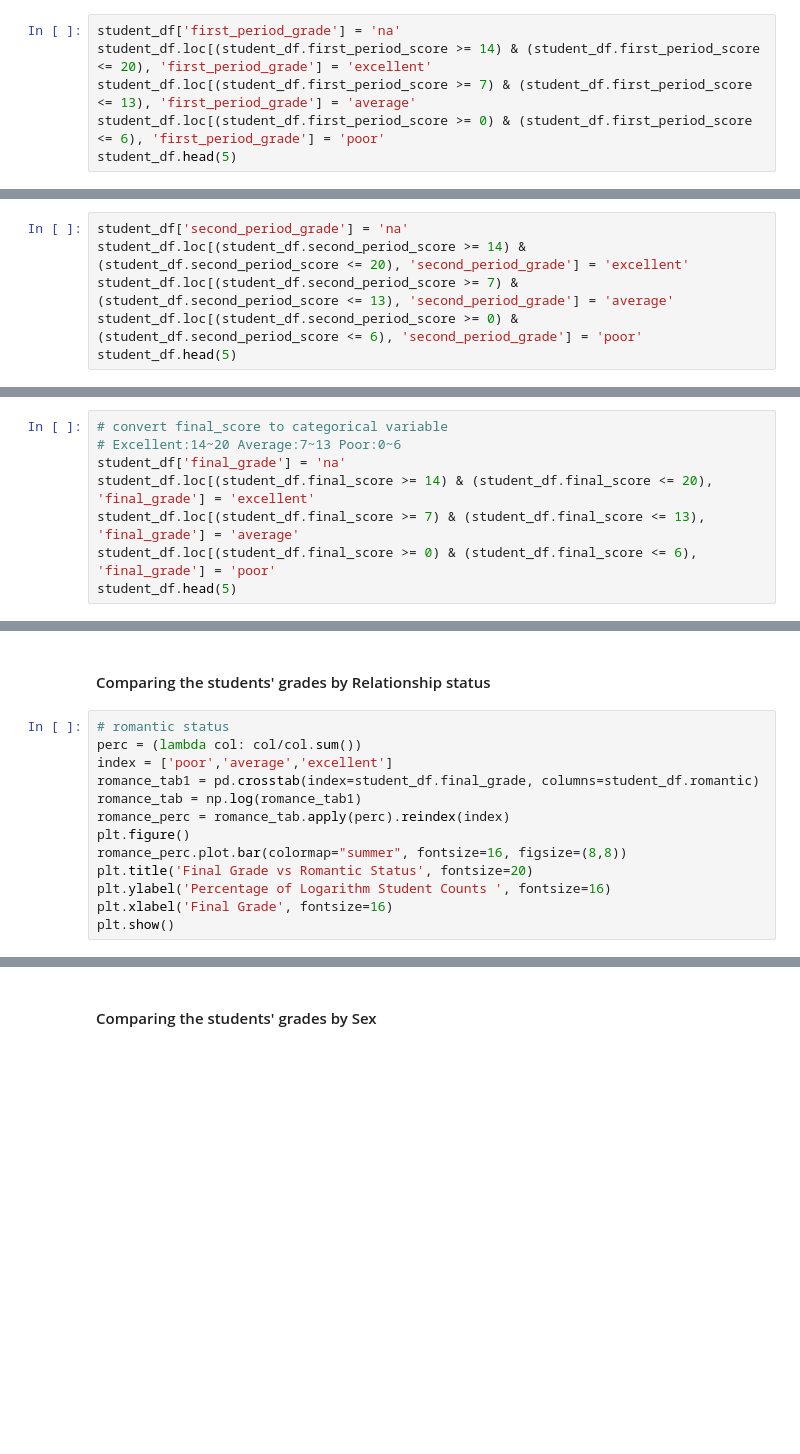
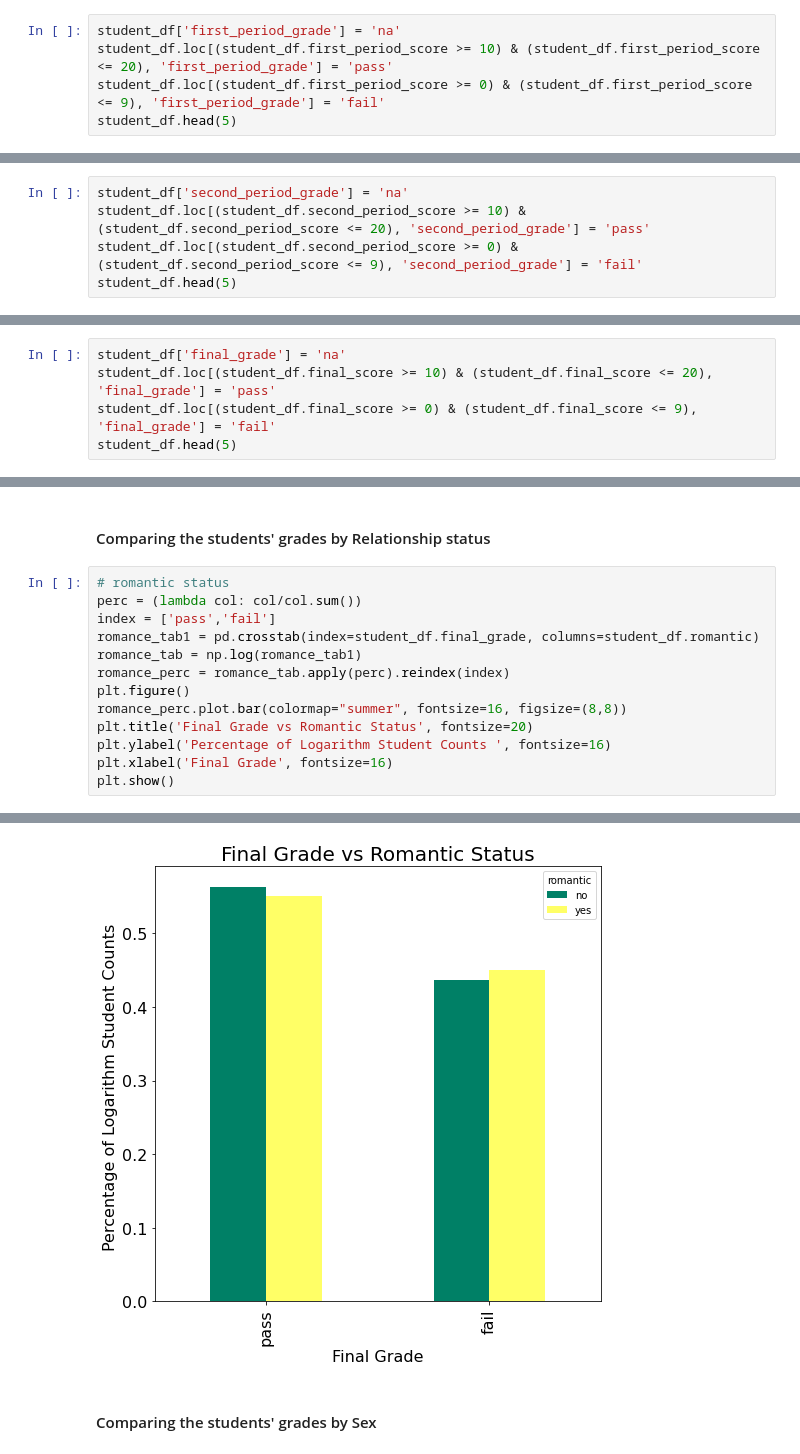
Before and after one commit to jindukwentua/predicting-students-performance, a Jupyter notebook: notebooks/student_performance.ipynb, the cells around one changed output, grey strips where cells are left out. Saved outputs shown, nothing was run; the diff lists cells and outputs as text; blank space fills up the shorter version.

```diff
--- a/notebooks/student_performance.ipynb
+++ b/notebooks/student_performance.ipynb
@@ -181,6 +323,5 @@ student_df.sample(5)
 # %%
 student_df['first_period_grade'] = 'na'
-student_df.loc[(student_df.first_period_score >= 14) & (student_df.first_period_score <= 20), 'first_period_grade'] = 'excellent'
-student_df.loc[(student_df.first_period_score >= 7) & (student_df.first_period_score <= 13), 'first_period_grade'] = 'average'
-student_df.loc[(student_df.first_period_score >= 0) & (student_df.first_period_score <= 6), 'first_period_grade'] = 'poor'
+student_df.loc[(student_df.first_period_score >= 10) & (student_df.first_period_score <= 20), 'first_period_grade'] = 'pass'
+student_df.loc[(student_df.first_period_score >= 0) & (student_df.first_period_score <= 9), 'first_period_grade'] = 'fail'
 student_df.head(5)
@@ -187,6 +336,5 @@ student_df.head(5)
 # %%
 student_df['second_period_grade'] = 'na'
-student_df.loc[(student_df.second_period_score >= 14) & (student_df.second_period_score <= 20), 'second_period_grade'] = 'excellent'
-student_df.loc[(student_df.second_period_score >= 7) & (student_df.second_period_score <= 13), 'second_period_grade'] = 'average'
-student_df.loc[(student_df.second_period_score >= 0) & (student_df.second_period_score <= 6), 'second_period_grade'] = 'poor'
+student_df.loc[(student_df.second_period_score >= 10) & (student_df.second_period_score <= 20), 'second_period_grade'] = 'pass'
+student_df.loc[(student_df.second_period_score >= 0) & (student_df.second_period_score <= 9), 'second_period_grade'] = 'fail'
 student_df.head(5)
@@ -193,8 +349,5 @@ student_df.head(5)
 # %%
-# convert final_score to categorical variable
-# Excellent:14~20 Average:7~13 Poor:0~6
 student_df['final_grade'] = 'na'
-student_df.loc[(student_df.final_score >= 14) & (student_df.final_score <= 20), 'final_grade'] = 'excellent'
-student_df.loc[(student_df.final_score >= 7) & (student_df.final_score <= 13), 'final_grade'] = 'average'
-student_df.loc[(student_df.final_score >= 0) & (student_df.final_score <= 6), 'final_grade'] = 'poor'
+student_df.loc[(student_df.final_score >= 10) & (student_df.final_score <= 20), 'final_grade'] = 'pass'
+student_df.loc[(student_df.final_score >= 0) & (student_df.final_score <= 9), 'final_grade'] = 'fail'
 student_df.head(5)
@@ -236,7 +414,7 @@ plt.show()
 # %%
 # romantic status
 perc = (lambda col: col/col.sum())
-index = ['poor','average','excellent']
+index = ['pass','fail']
 romance_tab1 = pd.crosstab(index=student_df.final_grade, columns=student_df.romantic)
 romance_tab = np.log(romance_tab1)
 romance_perc = romance_tab.apply(perc).reindex(index)
@@ -246,3 +424,4 @@ plt.title('Final Grade vs Romantic Status', fontsize=20)
 plt.ylabel('Percentage of Logarithm Student Counts ', fontsize=16)
 plt.xlabel('Final Grade', fontsize=16)
 plt.show()
+# %% [output]
@@ -249,3 +429,4 @@ plt.show()
+[figure, added]
 # %% [markdown]
 #### Comparing the students' grades by Sex
 # %%
```
Also changed, not shown: parts of 93 cells of this notebook, 2 other files.
